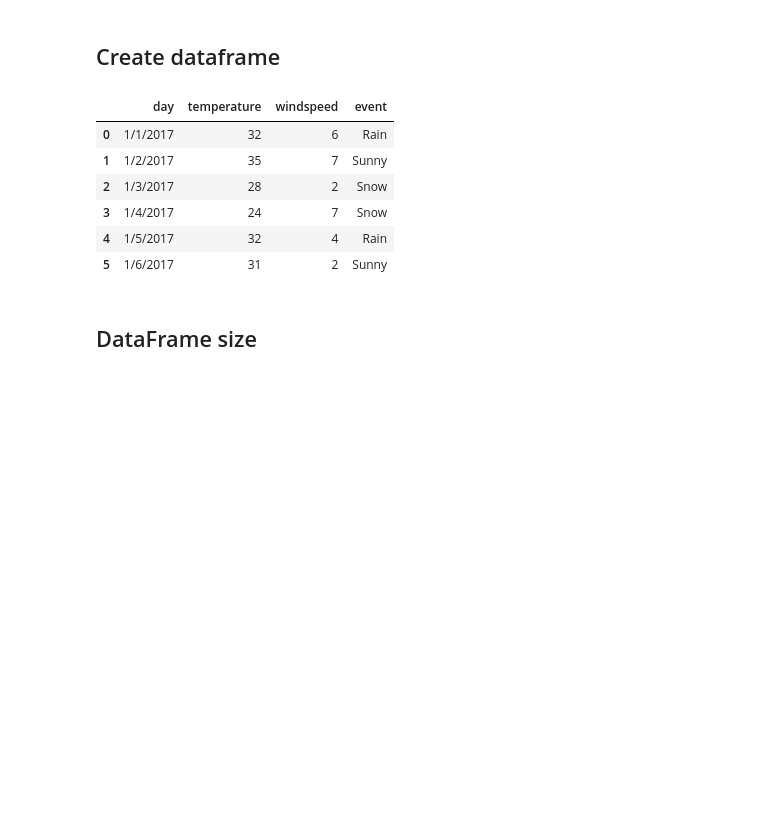
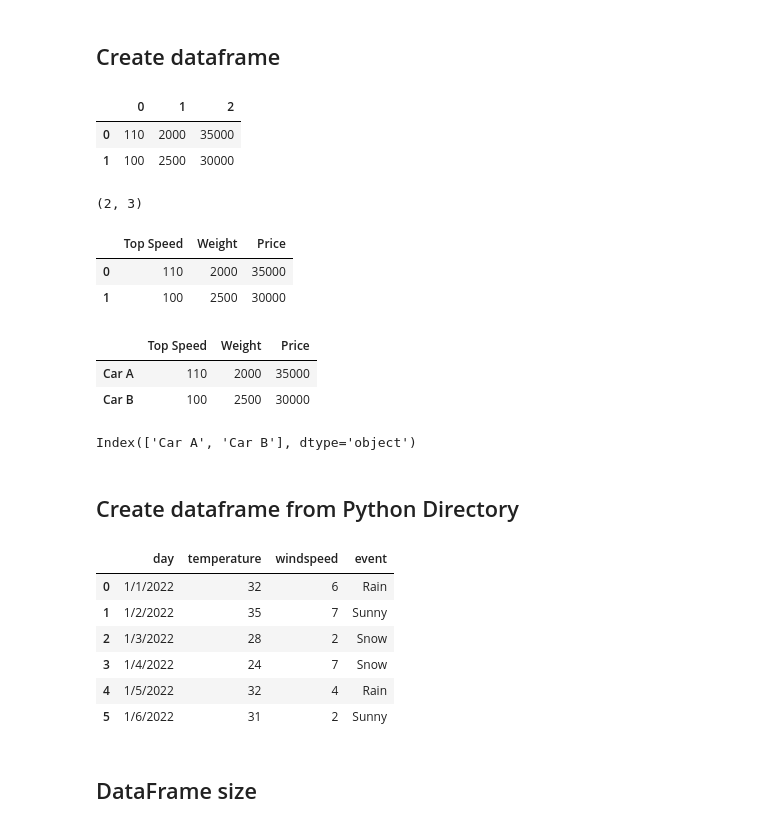
Before and after one commit to jarix/Python_Snippets, a Jupyter notebook: pandas_101.ipynb, the cells around one changed output. Drawn from its saved outputs; the diff is of its cells as text; code cells hidden in the pictures; blank space fills up the shorter version.

```diff
--- a/pandas_101.ipynb
+++ b/pandas_101.ipynb
@@ -4,24 +4,59 @@
 import pandas as pd
 # %% [markdown]
 ## Create dataframe
+# %%
+df = pd.DataFrame([[110, 2000, 35000],[100, 2500, 30000]])
+df
+# %% [output]
+|  | 0 | 1 | 2 |
+| 0 | 110 | 2000 | 35000 |
+| 1 | 100 | 2500 | 30000 |
+# %%
+# DataFrame shape
+df.shape
+# %% [output]
+(2, 3)
+# %%
+# Include Column Names
+df = pd.DataFrame([[110, 2000, 35000],[100, 2500, 30000]], columns=["Top Speed", "Weight", "Price"])
+df
+# %% [output]
+|  | Top Speed | Weight | Price |
+| 0 | 110 | 2000 | 35000 |
+| 1 | 100 | 2500 | 30000 |
+# %%
+# Include row/index names
+df = pd.DataFrame([[110, 2000, 35000],[100, 2500, 30000]], columns=["Top Speed", "Weight", "Price"], index=["Car A", "Car B"])
+df
+# %% [output]
+|  | Top Speed | Weight | Price |
+| Car A | 110 | 2000 | 35000 |
+| Car B | 100 | 2500 | 30000 |
+# %%
+# Print index
+df.index
+# %% [output]
+Index(['Car A', 'Car B'], dtype='object')
+# %% [markdown]
+## Create dataframe from Python Directory
 # %%
 # create from Python dictionary
 weather_data = {
-    'day' : ['1/1/2017', '1/2/2017','1/3/2017','1/4/2017','1/5/2017','1/6/2017'],
+    'day' : ['1/1/2022', '1/2/2022','1/3/2022','1/4/2022','1/5/2022','1/6/2022'],
     'temperature' : [32,35,28,24,32,31],
     'windspeed' : [6,7,2,7,4,2],
     'event' : ['Rain','Sunny','Snow','Snow','Rain','Sunny']
 }
 df = pd.DataFrame(weather_data)
 df
 # %% [output]
 |  | day | temperature | windspeed | event |
-| 0 | 1/1/2017 | 32 | 6 | Rain |
-| 1 | 1/2/2017 | 35 | 7 | Sunny |
-| 2 | 1/3/2017 | 28 | 2 | Snow |
-| 3 | 1/4/2017 | 24 | 7 | Snow |
-| 4 | 1/5/2017 | 32 | 4 | Rain |
-| 5 | 1/6/2017 | 31 | 2 | Sunny |
+| 0 | 1/1/2022 | 32 | 6 | Rain |
+| 1 | 1/2/2022 | 35 | 7 | Sunny |
+| 2 | 1/3/2022 | 28 | 2 | Snow |
+| 3 | 1/4/2022 | 24 | 7 | Snow |
+| 4 | 1/5/2022 | 32 | 4 | Rain |
+| 5 | 1/6/2022 | 31 | 2 | Sunny |
 # %% [markdown]
 ## DataFrame size
 # %%
```
Also changed, not shown: parts of 14 cells of this notebook.
